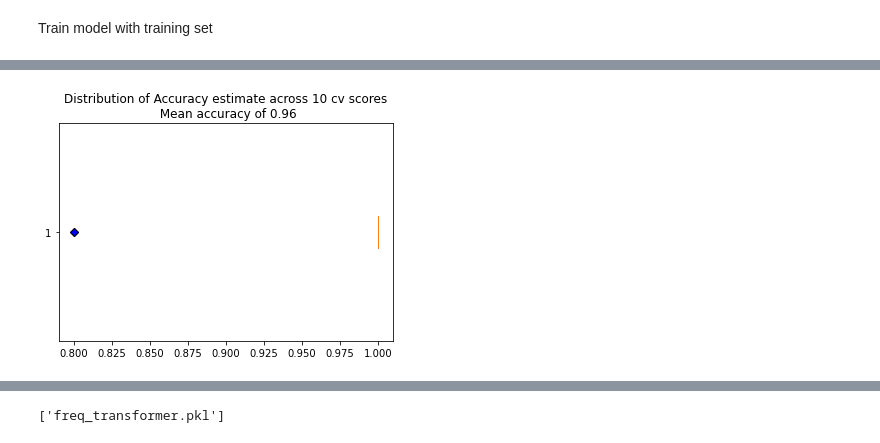
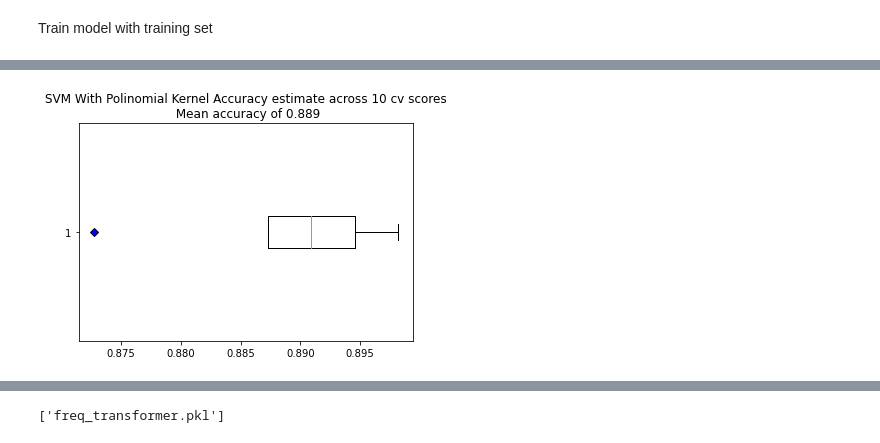
Before and after one commit to Emilianopp/skillQuery-backend, a Jupyter notebook: notebooks/modelling.ipynb, the cells around one changed output, grey strips where cells are left out. Drawn from its saved outputs; the diff is of its cells as text; code cells hidden in the pictures.

```diff
--- a/notebooks/modelling.ipynb
+++ b/notebooks/modelling.ipynb
@@ -38,7 +38,7 @@ def clean_df(df):
     return out
 # %%
 #Create data partitions
-df = pd.read_csv('./labeled_descriptions.csv', encoding='latin-1')
+df = pd.read_csv(f'../data/labeled_data.csv', encoding='latin-1')
 df = df.dropna()
-clean_df(df)
-X_train, X_test, y_train, y_test=train_test_split(df.text, df.out, test_size=0.33,random_state = 4864)
+df = clean_df(df)
+X_train, X_test, y_train, y_test=train_test_split(df.text, df.target, test_size=0.25)
@@ -111,11 +80,11 @@ plt.show()
 # %%
-vector_machine = svm.SVC()
+vector_machine = svm.SVC(kernel='poly')
 vector_classifier = vector_machine.fit(X_train_freq,y_train)
-scores = cross_val_score(vector_machine,X_train_freq,y_train,cv = 10)
+scores = cross_val_score(vector_machine,X_train_freq,y_train,cv = 5)
 acc = np.round(np.mean(scores),3)
 
 plt.boxplot(scores,vert=False,flierprops=blue_diamond)
-plt.title(f"Distribution of Accuracy estimate across 10 cv scores\n Mean accuracy of {acc}")
+plt.title(f"SVM With Polinomial Kernel Accuracy estimate across 10 cv scores\n Mean accuracy of {acc}")
 plt.show()
 # %% [output]
-[figure, old version]
+[figure, new version]
```
Also changed, not shown: parts of 14 cells of this notebook, 10 other files.
